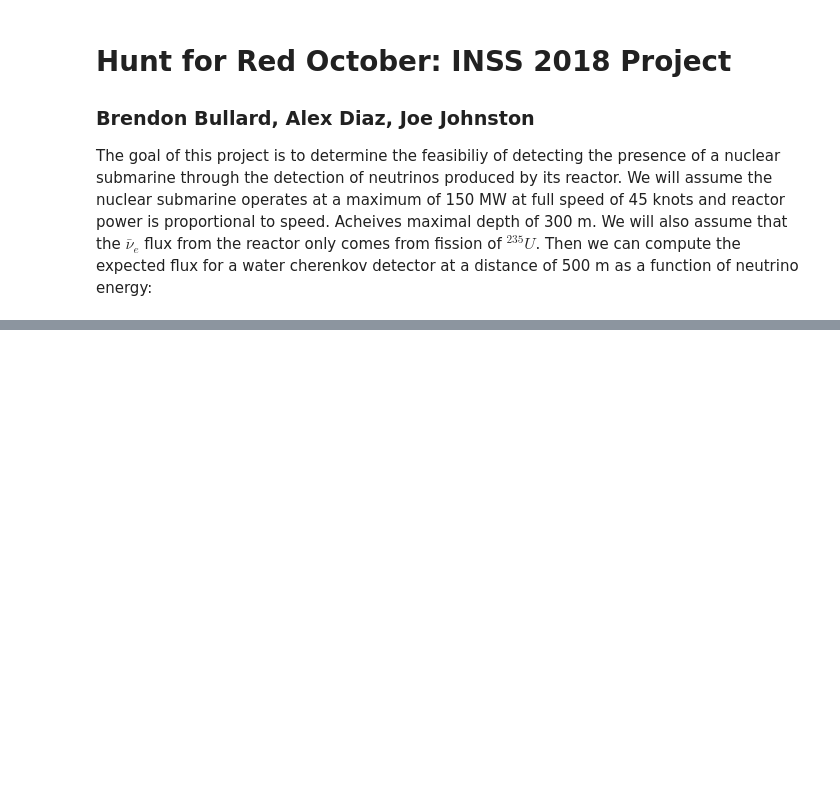
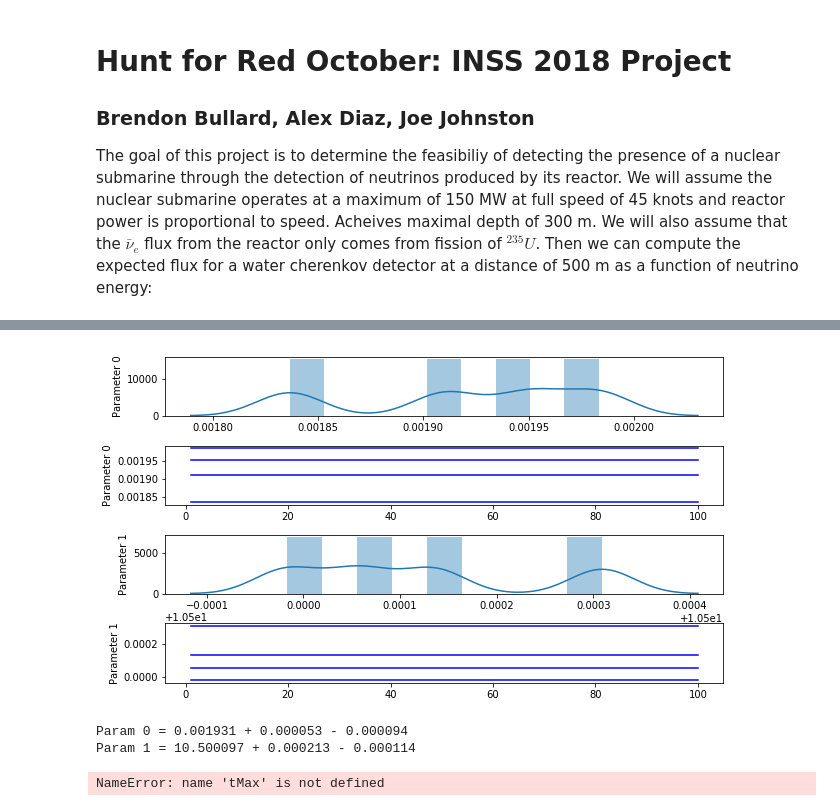
Before and after one commit to joejohnston203/inss2018_red_october, a Jupyter notebook: Hunt_for_Red_October.ipynb, the cells around one changed output, grey strips where cells are left out. Cells and saved outputs as stored; diff of their text form; code cells hidden in the pictures; blank space fills up the shorter version.

```diff
--- a/Hunt_for_Red_October.ipynb
+++ b/Hunt_for_Red_October.ipynb
@@ -12,0 +20,9 @@ run neutrino_spectrum
+# %%
+analyzer = AnalyzeAntiNueCounts(times, 1000)
+# %%
+prior_type = ['uniform', 'uniform']
+prior_param1 = [0., 0.]
+prior_param2 = [tMax, np.sqrt(350.**2+14300.**2)]
+analyzer.set_priors(prior_type, prior_param1, prior_param2)
+# %%
+analyzer.run_MCMC([0.002, 10.5],4, 100)
@@ -12,0 +81,7 @@ run neutrino_spectrum
+# %%
+analyzer.show_results(burnin=0)
+# %% [output]
+[figure, added]
+Param 0 = 0.001931 + 0.000053 - 0.000094
+Param 1 = 10.500097 + 0.000213 - 0.000114
+NameError: name 'tMax' is not defined
```
Also changed, not shown: parts of 5 cells of this notebook, 2 other files.
